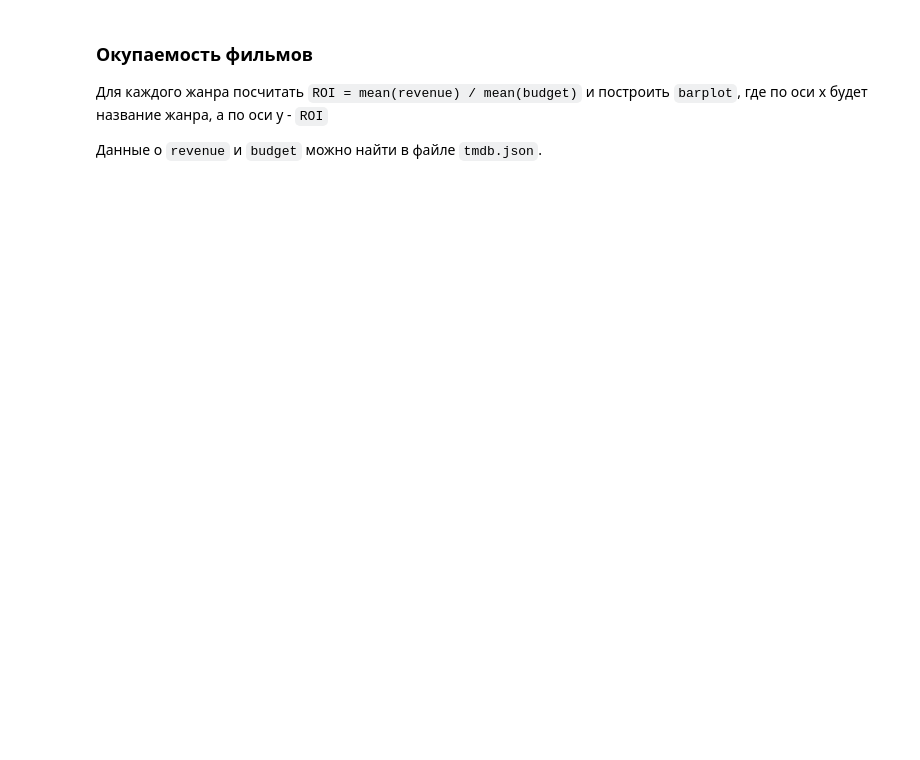
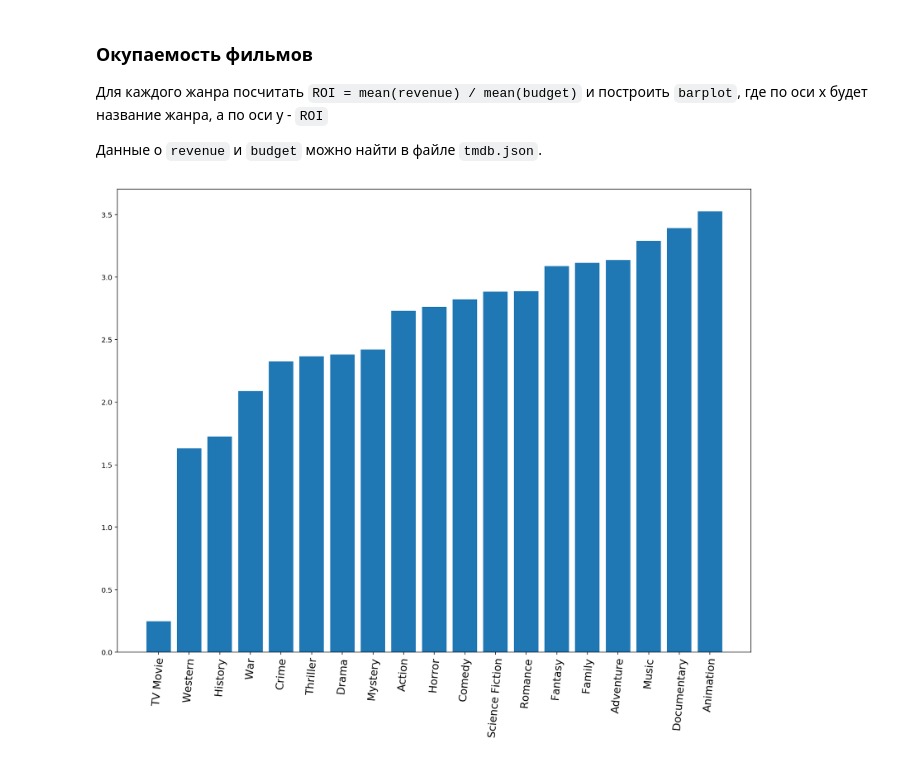
Before and after one commit to Tikhon239/MLBD, a Jupyter notebook: lectures/spark/notebooks/spark_examples.ipynb, the cells around one changed output. Cells and saved outputs as stored; diff of their text form; code cells hidden in the pictures; blank space fills up the shorter version.

```diff
--- a/lectures/spark/notebooks/spark_examples.ipynb
+++ b/lectures/spark/notebooks/spark_examples.ipynb
@@ -496,0 +516,19 @@ Py4JJavaError: An error occurred while calling z:org.apache.spark.api.python.Pyt
+# %%
+roi = np.array(
+    tmdb\
+    .filter(lambda row: row.genres)\
+    .flatMap(lambda row : [(g.name, (row.revenue, row.budget)) for g in row.genres])\
+    .reduceByKey(lambda a, b: (a[0] + b[0], a[1] + b[1]))\
+    .mapValues(lambda row: row[0]/row[1])\
+    .sortBy(lambda row: row[1])\
+    .collect()
+)
+# %%
+keys, values = roi[:, 0], roi[:, 1].astype(np.float)
+
+plt.figure(figsize=(16, 12))
+plt.xticks(rotation=85, fontsize=15)
+plt.bar(keys, values, align="center")
+plt.show()
+# %% [output]
+[figure, added]
```
Also changed, not shown: parts of 20 cells of this notebook.
